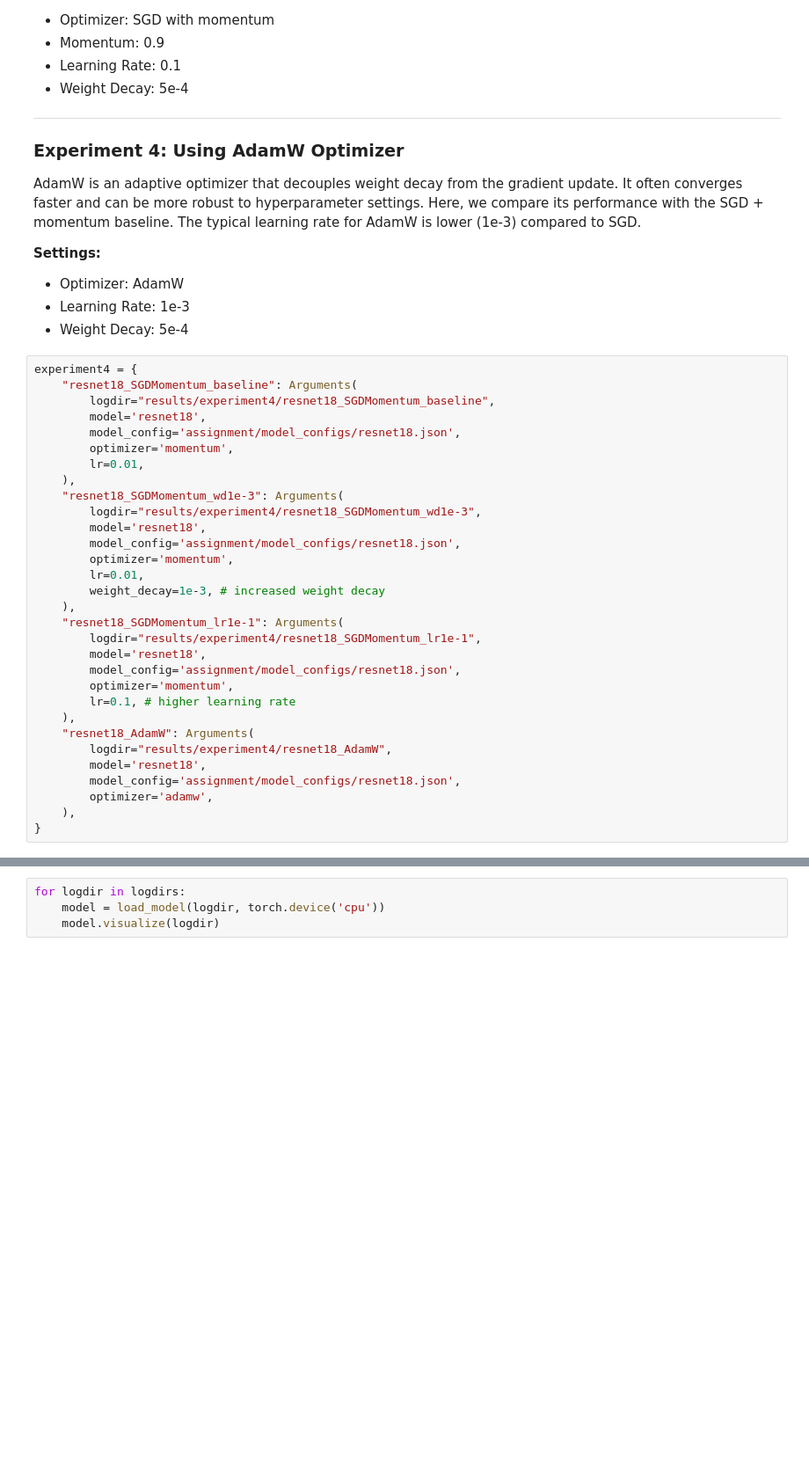
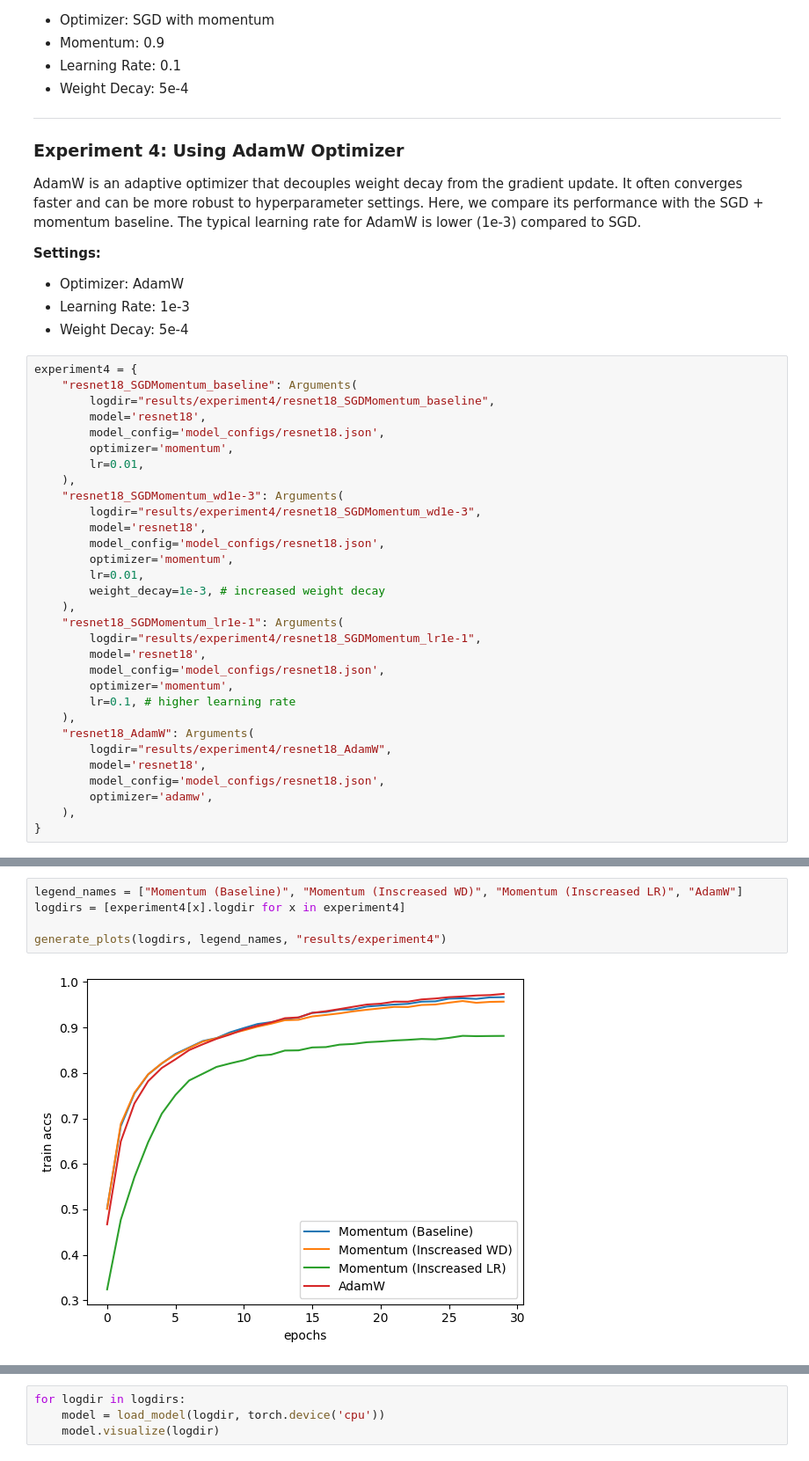
Before and after one commit to fwilhelmy/img-classification-experiments, a Jupyter notebook: HW1_2025/assignment1_release/main.ipynb, the cells around one changed output, grey strips where cells are left out. Shown at 88% size. Drawn from its saved outputs; the diff is of its cells as text; blank space fills up the shorter version.

```diff
--- a/HW1_2025/assignment1_release/main.ipynb
+++ b/HW1_2025/assignment1_release/main.ipynb
@@ -178,14 +197,14 @@ experiment4 = {
     "resnet18_SGDMomentum_baseline": Arguments(
         logdir="results/experiment4/resnet18_SGDMomentum_baseline",
         model='resnet18',
-        model_config='assignment/model_configs/resnet18.json',
+        model_config='model_configs/resnet18.json',
         optimizer='momentum',
         lr=0.01,
     ),
     "resnet18_SGDMomentum_wd1e-3": Arguments(
         logdir="results/experiment4/resnet18_SGDMomentum_wd1e-3",
         model='resnet18',
-        model_config='assignment/model_configs/resnet18.json',
+        model_config='model_configs/resnet18.json',
         optimizer='momentum',
         lr=0.01,
         weight_decay=1e-3, # increased weight decay
@@ -193,14 +212,14 @@ experiment4 = {
     "resnet18_SGDMomentum_lr1e-1": Arguments(
         logdir="results/experiment4/resnet18_SGDMomentum_lr1e-1",
         model='resnet18',
-        model_config='assignment/model_configs/resnet18.json',
+        model_config='model_configs/resnet18.json',
         optimizer='momentum',
         lr=0.1, # higher learning rate
     ),
     "resnet18_AdamW": Arguments(
         logdir="results/experiment4/resnet18_AdamW",
         model='resnet18',
-        model_config='assignment/model_configs/resnet18.json',
+        model_config='model_configs/resnet18.json',
         optimizer='adamw',
     ),
 }
@@ -211,3 +230,10 @@ legend_names = ["SGDMomentum_baseline", "SGDMomentum_wd1e-3", "SGDMomentum_lr1e-
 logdirs = [experiment4[x].logdir for x in experiment4]
 
 generate_plots(logdirs, legend_names, "results/experiment4")
+# %%
+legend_names = ["Momentum (Baseline)", "Momentum (Inscreased WD)", "Momentum (Inscreased LR)", "AdamW"]
+logdirs = [experiment4[x].logdir for x in experiment4]
+
+generate_plots(logdirs, legend_names, "results/experiment4")
+# %% [output]
+[figure, added]
```
Also changed, not shown: parts of 12 cells of this notebook.
